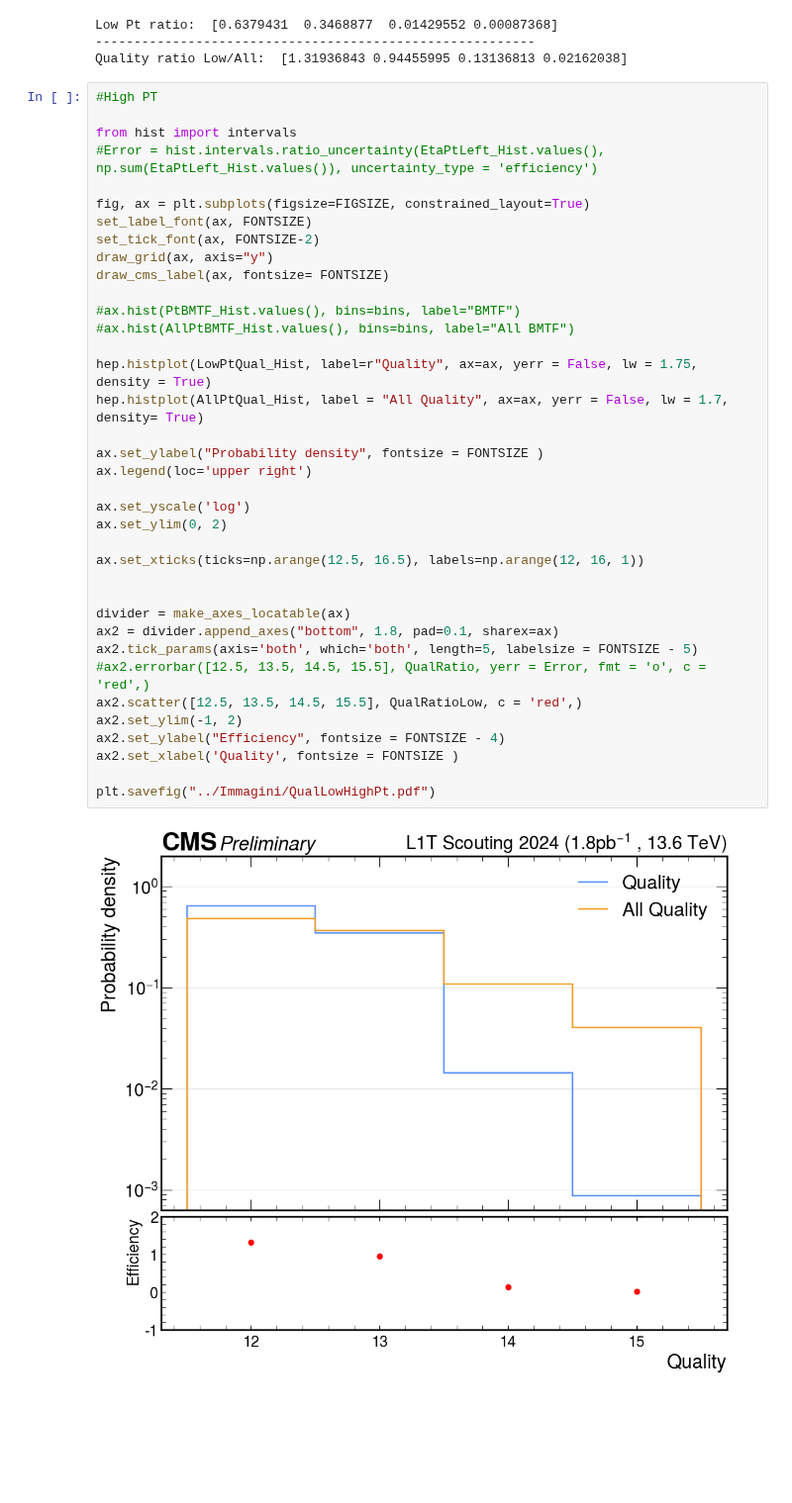
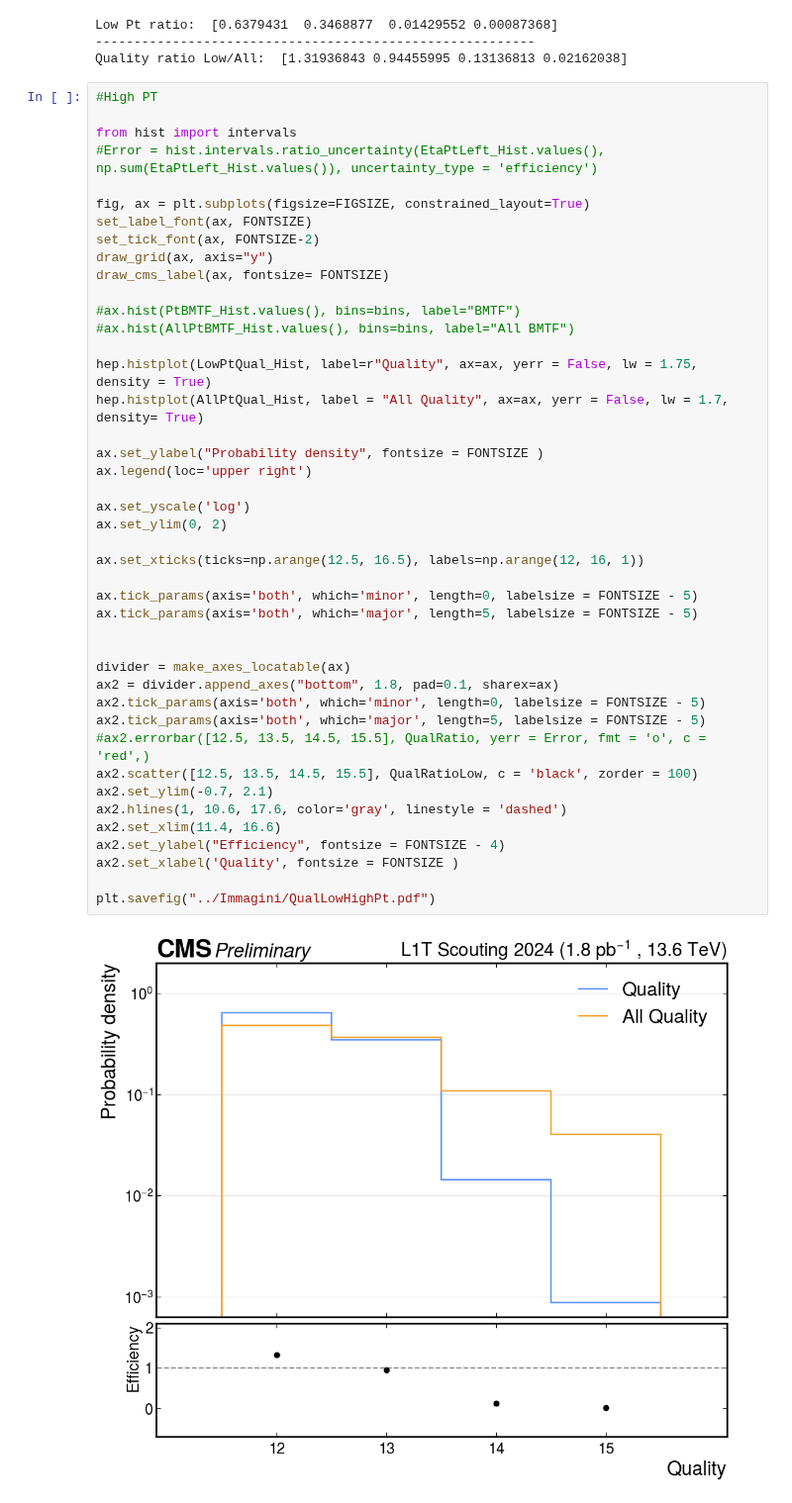
Before and after one commit to francescoreschio/Tesi-Triennale, a Jupyter notebook: Codice/DeltaRDef.ipynb, the cells around one changed output. Shown at 99% size. Cells and saved outputs as stored; diff of their text form; blank space fills up the shorter version.

```diff
--- a/Codice/DeltaRDef.ipynb
+++ b/Codice/DeltaRDef.ipynb
@@ -1167,34 +1184,40 @@ from hist import intervals
 
 fig, ax = plt.subplots(figsize=FIGSIZE, constrained_layout=True)
 set_label_font(ax, FONTSIZE)
 set_tick_font(ax, FONTSIZE-2)
 draw_grid(ax, axis="y")
 draw_cms_label(ax, fontsize= FONTSIZE)
 
 #ax.hist(PtBMTF_Hist.values(), bins=bins, label="BMTF")
 #ax.hist(AllPtBMTF_Hist.values(), bins=bins, label="All BMTF")
 
 hep.histplot(LowPtQual_Hist, label=r"Quality", ax=ax, yerr = False, lw = 1.75, density = True)
 hep.histplot(AllPtQual_Hist, label = "All Quality", ax=ax, yerr = False, lw = 1.7, density= True)
 
 ax.set_ylabel("Probability density", fontsize = FONTSIZE )
 ax.legend(loc='upper right')
 
 ax.set_yscale('log')
 ax.set_ylim(0, 2)
 
 ax.set_xticks(ticks=np.arange(12.5, 16.5), labels=np.arange(12, 16, 1))
 
+ax.tick_params(axis='both', which='minor', length=0, labelsize = FONTSIZE - 5)
+ax.tick_params(axis='both', which='major', length=5, labelsize = FONTSIZE - 5)
+
 
 divider = make_axes_locatable(ax)
 ax2 = divider.append_axes("bottom", 1.8, pad=0.1, sharex=ax)
-ax2.tick_params(axis='both', which='both', length=5, labelsize = FONTSIZE - 5)
+ax2.tick_params(axis='both', which='minor', length=0, labelsize = FONTSIZE - 5)
+ax2.tick_params(axis='both', which='major', length=5, labelsize = FONTSIZE - 5)
 #ax2.errorbar([12.5, 13.5, 14.5, 15.5], QualRatio, yerr = Error, fmt = 'o', c = 'red',)
-ax2.scatter([12.5, 13.5, 14.5, 15.5], QualRatioLow, c = 'red',)
-ax2.set_ylim(-1, 2)
+ax2.scatter([12.5, 13.5, 14.5, 15.5], QualRatioLow, c = 'black', zorder = 100)
+ax2.set_ylim(-0.7, 2.1)
+ax2.hlines(1, 10.6, 17.6, color='gray', linestyle = 'dashed')
+ax2.set_xlim(11.4, 16.6)
 ax2.set_ylabel("Efficiency", fontsize = FONTSIZE - 4)
 ax2.set_xlabel('Quality', fontsize = FONTSIZE )
 
 plt.savefig("../Immagini/QualLowHighPt.pdf")
 # %% [output]
-[figure, old version]
+[figure, new version]
```
Also changed, not shown: parts of 13 cells of this notebook, 12 other files.
